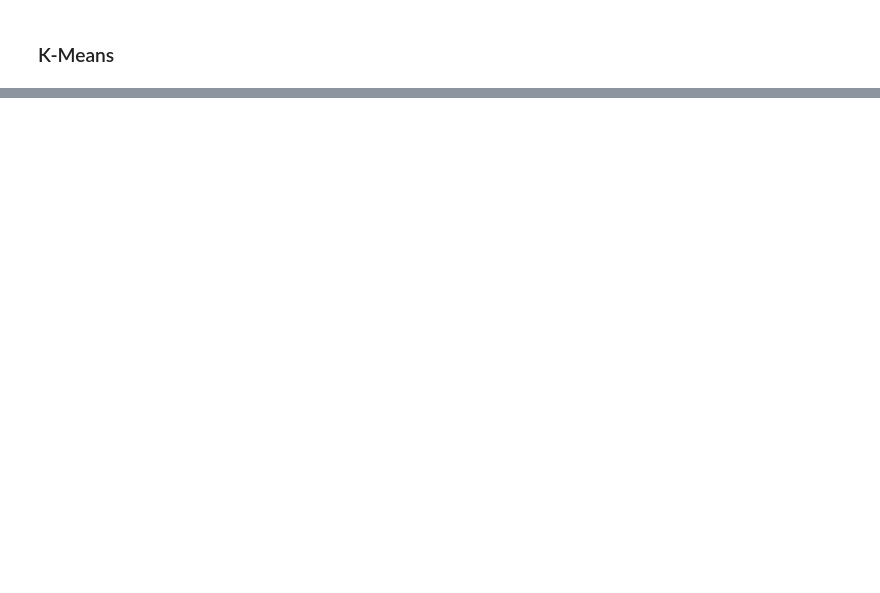
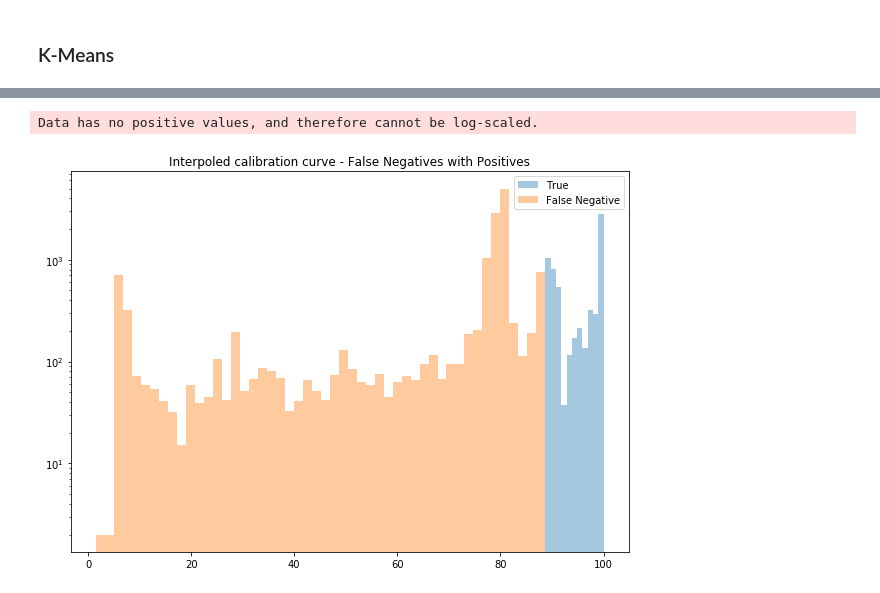
Before and after one commit to theclanks/machine_learning, a Jupyter notebook: Sec1 - Credit Card Fraud Detection.ipynb, the cells around one changed output, grey strips where cells are left out. Saved outputs shown, nothing was run; the diff lists cells and outputs as text; code cells hidden in the pictures; blank space fills up the shorter version.

```diff
--- a/Sec1 - Credit Card Fraud Detection.ipynb
+++ b/Sec1 - Credit Card Fraud Detection.ipynb
@@ -536,0 +594,11 @@ print(metrics.accuracy_score(x_test.isFraud, preds))
+# %%
+f, ax = plt.subplots(figsize=(10, 7))
+ax.set( yscale="log")
+plt.title("Interpoled calibration curve - False Negatives with Positives")
+sns.distplot(df_trans[(df_trans.isFraud == True) & (df_trans.fraud == True)  & (df_trans.score > 0)].score.values, kde=False, ax=ax, label="True")
+sns.distplot(df_trans[(df_trans.isFraud == True) & (df_trans.fraud == False)  & (df_trans.score > 0)].score.values,  kde=False, ax=ax, label="False Negative")
+plt.legend(loc='best')
+plt.show()
+# %% [output]
+Data has no positive values, and therefore cannot be log-scaled.
+[figure, added]
```
Also changed, not shown: parts of 45 cells of this notebook.
